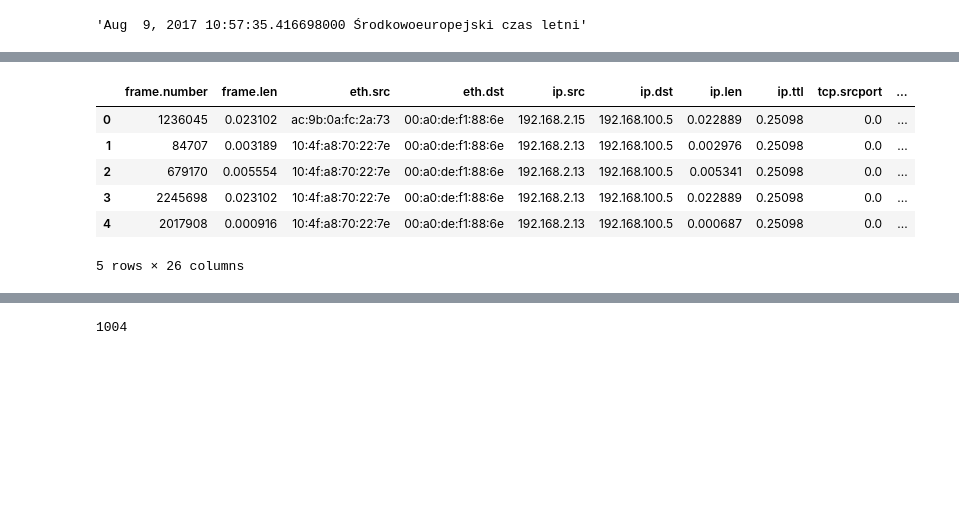
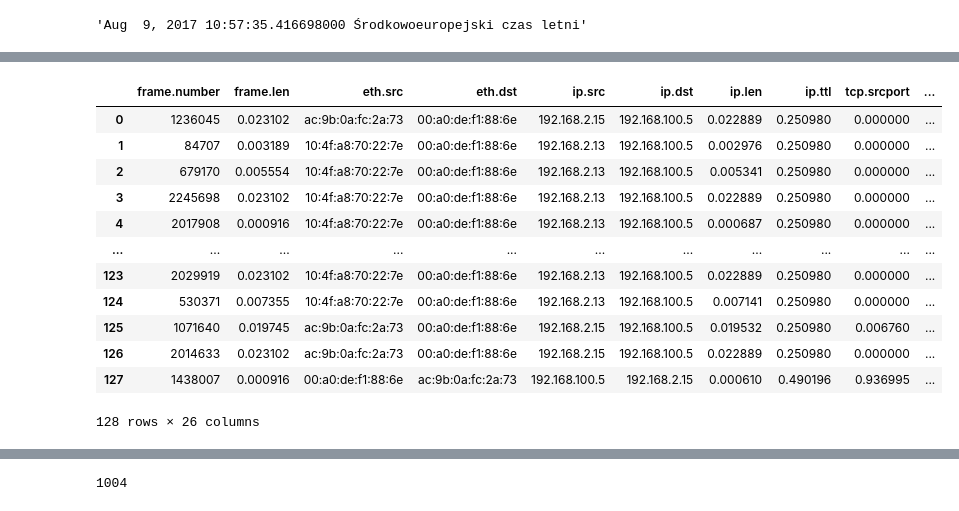
Before and after one commit to fireuse/teamproject, a Jupyter notebook: Hubert_main.ipynb, the cells around one changed output, grey strips where cells are left out. Drawn from its saved outputs; the diff is of its cells as text; code cells hidden in the pictures; blank space fills up the shorter version.

```diff
--- a/Hubert_main.ipynb
+++ b/Hubert_main.ipynb
@@ -132,13 +100,19 @@ ray.exceptions.RayTaskError: ray::_remote_exec_multi_chain() (pid=15529, ip=192.
 # %%
-df.head()
+df.head(128)
 # %% [output]
 |  | frame.number | frame.len | eth.src | eth.dst | ip.src | ip.dst | ip.len | ip.ttl | tcp.srcport | ... |
-| 0 | 1236045 | 0.023102 | ac:9b:0a:fc:2a:73 | 00:a0:de:f1:88:6e | 192.168.2.15 | 192.168.100.5 | 0.022889 | 0.25098 | 0.0 | ... |
-| 1 | 84707 | 0.003189 | 10:4f:a8:70:22:7e | 00:a0:de:f1:88:6e | 192.168.2.13 | 192.168.100.5 | 0.002976 | 0.25098 | 0.0 | ... |
-| 2 | 679170 | 0.005554 | 10:4f:a8:70:22:7e | 00:a0:de:f1:88:6e | 192.168.2.13 | 192.168.100.5 | 0.005341 | 0.25098 | 0.0 | ... |
-| 3 | 2245698 | 0.023102 | 10:4f:a8:70:22:7e | 00:a0:de:f1:88:6e | 192.168.2.13 | 192.168.100.5 | 0.022889 | 0.25098 | 0.0 | ... |
-| 4 | 2017908 | 0.000916 | 10:4f:a8:70:22:7e | 00:a0:de:f1:88:6e | 192.168.2.13 | 192.168.100.5 | 0.000687 | 0.25098 | 0.0 | ... |
+| 0 | 1236045 | 0.023102 | ac:9b:0a:fc:2a:73 | 00:a0:de:f1:88:6e | 192.168.2.15 | 192.168.100.5 | 0.022889 | 0.250980 | 0.000000 | ... |
+| 1 | 84707 | 0.003189 | 10:4f:a8:70:22:7e | 00:a0:de:f1:88:6e | 192.168.2.13 | 192.168.100.5 | 0.002976 | 0.250980 | 0.000000 | ... |
+| 2 | 679170 | 0.005554 | 10:4f:a8:70:22:7e | 00:a0:de:f1:88:6e | 192.168.2.13 | 192.168.100.5 | 0.005341 | 0.250980 | 0.000000 | ... |
+| 3 | 2245698 | 0.023102 | 10:4f:a8:70:22:7e | 00:a0:de:f1:88:6e | 192.168.2.13 | 192.168.100.5 | 0.022889 | 0.250980 | 0.000000 | ... |
+| 4 | 2017908 | 0.000916 | 10:4f:a8:70:22:7e | 00:a0:de:f1:88:6e | 192.168.2.13 | 192.168.100.5 | 0.000687 | 0.250980 | 0.000000 | ... |
+| ... | ... | ... | ... | ... | ... | ... | ... | ... | ... | ... |
+| 123 | 2029919 | 0.023102 | 10:4f:a8:70:22:7e | 00:a0:de:f1:88:6e | 192.168.2.13 | 192.168.100.5 | 0.022889 | 0.250980 | 0.000000 | ... |
+| 124 | 530371 | 0.007355 | 10:4f:a8:70:22:7e | 00:a0:de:f1:88:6e | 192.168.2.13 | 192.168.100.5 | 0.007141 | 0.250980 | 0.000000 | ... |
+| 125 | 1071640 | 0.019745 | ac:9b:0a:fc:2a:73 | 00:a0:de:f1:88:6e | 192.168.2.15 | 192.168.100.5 | 0.019532 | 0.250980 | 0.006760 | ... |
+| 126 | 2014633 | 0.023102 | ac:9b:0a:fc:2a:73 | 00:a0:de:f1:88:6e | 192.168.2.15 | 192.168.100.5 | 0.022889 | 0.250980 | 0.000000 | ... |
+| 127 | 1438007 | 0.000916 | 00:a0:de:f1:88:6e | ac:9b:0a:fc:2a:73 | 192.168.100.5 | 192.168.2.15 | 0.000610 | 0.490196 | 0.936995 | ... |
-5 rows × 26 columns
+128 rows × 26 columns
 # %%
 from torch.utils.data import Dataset
 from tqdm import trange
```
Also changed, not shown: parts of 14 cells of this notebook.
